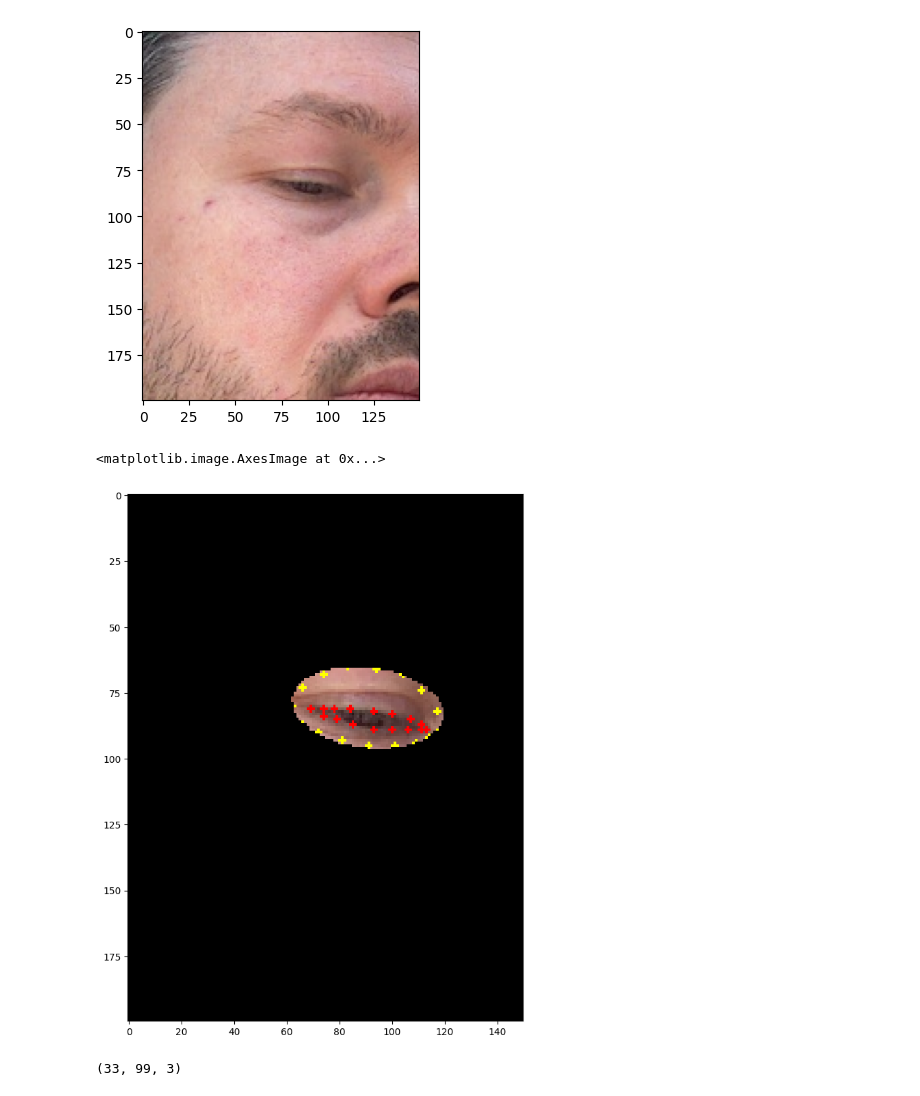
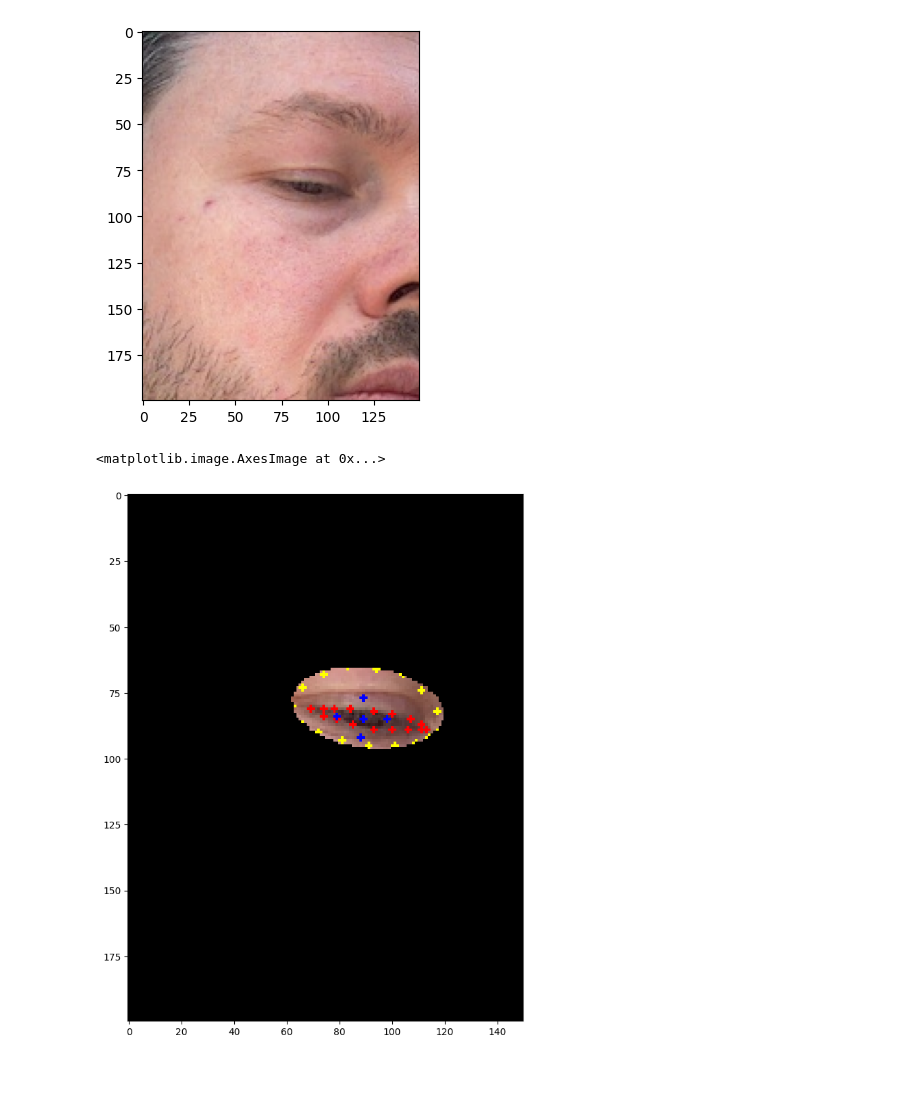
Before and after one commit to programmatix/Driver-State-Detection, a Jupyter notebook: driver_state_detection/eyes.ipynb, the cells around one changed output. Saved outputs shown, nothing was run; the diff lists cells and outputs as text; code cells hidden in the pictures.

```diff
--- a/driver_state_detection/eyes.ipynb
+++ b/driver_state_detection/eyes.ipynb
@@ -27,0 +41,18 @@ Loaded 695 images
+# %%
+import random
+
+# Assume raw_images1, raw_images2, raw_images3, raw_images4 are your datasets
+datasets = [raw_images0, raw_images00, raw_images000, raw_images1, raw_images2, raw_images3, raw_images4]
+
+all_images = []
+
+for dataset in datasets:
+    # Select 5 random documents from the current dataset
+    if len(dataset) >= 5:
+        sample = random.sample(dataset, 5)
+        for x in sample:
+            print(f"Sample: {x[0]}")
+        # Add the selected documents to all_images
+        all_images.extend(sample)
+    else:
+        all_images.extend(dataset)
@@ -37,10 +87,12 @@ plt.imshow(cv2.cvtColor(zoomed, cv2.COLOR_BGR2RGB))
 <matplotlib.image.AxesImage at 0x...>
 [figure]
 # %%
-imgcopy = raw_images[0][1].copy()
+imgcopy = raw_images1[0][1].copy()
 import mediapipe as mp
 import cv2
-detector = mp.solutions.face_mesh.FaceMesh(static_image_mode=False, min_detection_confidence=0.5, min_tracking_confidence=0.5, refine_landmarks=True)
+
+detector = mp.solutions.face_mesh.FaceMesh(static_image_mode=False, min_detection_confidence=0.5,
+                                           min_tracking_confidence=0.5, refine_landmarks=True)
 
 x1, y1 = 100, 200
 x2, y2 = 300, 400
@@ -76,6 +128,18 @@ left_eye_landmarks_halo_x1 = [
     # upper contour (excluding corners).
     246, 161, 160, 159, 158, 157, 173,
 ]
+left_eye_iris_landmarks = [
+    # Center.
+    468,
+    # Iris right edge.
+    469,
+    # Iris top edge.
+    470,
+    # Iris left edge.
+    471,
+    # Iris bottom edge.
+    472
+]
 for i in left_eye_landmarks_halo_x1:
     x = int(landmarks[i].x * imgcopy.shape[1])
     y = int(landmarks[i].y * imgcopy.shape[0])
@@ -86,63 +150,43 @@ for i in left_eye_landmarks_halo_x2:
     # print(f"Landmark {i} ({eye_landmark_names[i]}) at {x}x{y} (min {min_x}x{min_y}, max {max_x}x{max_y})")
     cv2.circle(imgcopy, (x, y), 1, (0, 255, 255), -1)
     #cv2.putText(imgcopy, str(i), (x, y), cv2.FONT_HERSHEY_SIMPLEX, 0.3, (255, 255, 255), 1, cv2.LINE_AA)
+for i in left_eye_iris_landmarks:
+    x = int(landmarks[i].x * imgcopy.shape[1])
+    y = int(landmarks[i].y * imgcopy.shape[0])
+    cv2.circle(imgcopy, (x, y), 1, (255, 0, 0), -1)
+
 fig = plt.figure(figsize=(10, 10))
 
 import numpy as np
 
 # Initialize an empty mask with the same size as the image
 mask = np.zeros_like(imgcopy)
-# # mask = cv2.convertScaleAbs(mask)
-# result = cv2.bitwise_and(imgcopy, mask)
-# mask.dtype
-
-# image = imgcopy
-# mask = np.zeros_like(image)
-#
-# # Define the center and radius of the circle
-# center = (image.shape[1] // 2, image.shape[0] // 2)  # Center of the image
-# radius = min(image.shape[0], image.shape[1]) // 4  # Radius as a quarter of the smallest dimension
-#
-# # Draw a white circle on the mask
-# cv2.circle(mask, center, radius, (255, 255, 255), thickness=-1)  # -1 fills the circle
-#
-# # Apply the mask to the original image using bitwise AND
-# masked_image = cv2.bitwise_and(image, mask)
-
 # Create an array of points for the polygon
-points = np.array([(landmarks[i].x * imgcopy.shape[1], landmarks[i].y * imgcopy.shape[0]) for i in left_eye_landmarks_halo_x2], np.int32)
-# # Reshape points array to shape (number_of_points, 1, 2)
-# # points = points.reshape((-1, 1, 2))
-# # points
-#
-# #
-# # # Draw the polygon on the mask
-# # cv2.fillPoly(mask, [points], (255, 255, 255))
-# #
-# # # Bitwise-AND the mask and the original image
-# # result = cv2.bitwise_and(imgcopy, mask)
+points = np.array(
+    [(landmarks[i].x * imgcopy.shape[1], landmarks[i].y * imgcopy.shape[0]) for i in left_eye_landmarks_halo_x2],
+    np.int32)
 #
 ellipse = cv2.fitEllipse(points)
 #
 # # Draw and fill the ellipse on the mask
 cv2.ellipse(mask, ellipse, (255, 255, 255), -1)
 #
 # # Invert the mask
 #mask = cv2.bitwise_not(mask)
 #
 # #
 # # # Bitwise-AND the mask and the original image
 result = cv2.bitwise_and(imgcopy, mask)
 
 # # #
 # # #
 x1, y1 = 550, 200
 x2, y2 = 700, 400
 # #
 # zoomed = result[y1:y2, x1:x2]
 result = result[y1:y2, x1:x2]
 #
 plt.imshow(cv2.cvtColor(result, cv2.COLOR_BGR2RGB))
 # %% [output]
 <matplotlib.image.AxesImage at 0x...>
-[figure, old version]
+[figure, new version]
@@ -152,4 +192,0 @@ images = list(map(lambda x: x[1], images_and_filenames))
-# %%
-images_and_filenames[0][1].shape
-# %% [output]
-(33, 99, 3)
```
Also changed, not shown: parts of 15 cells of this notebook, 3 other files.
